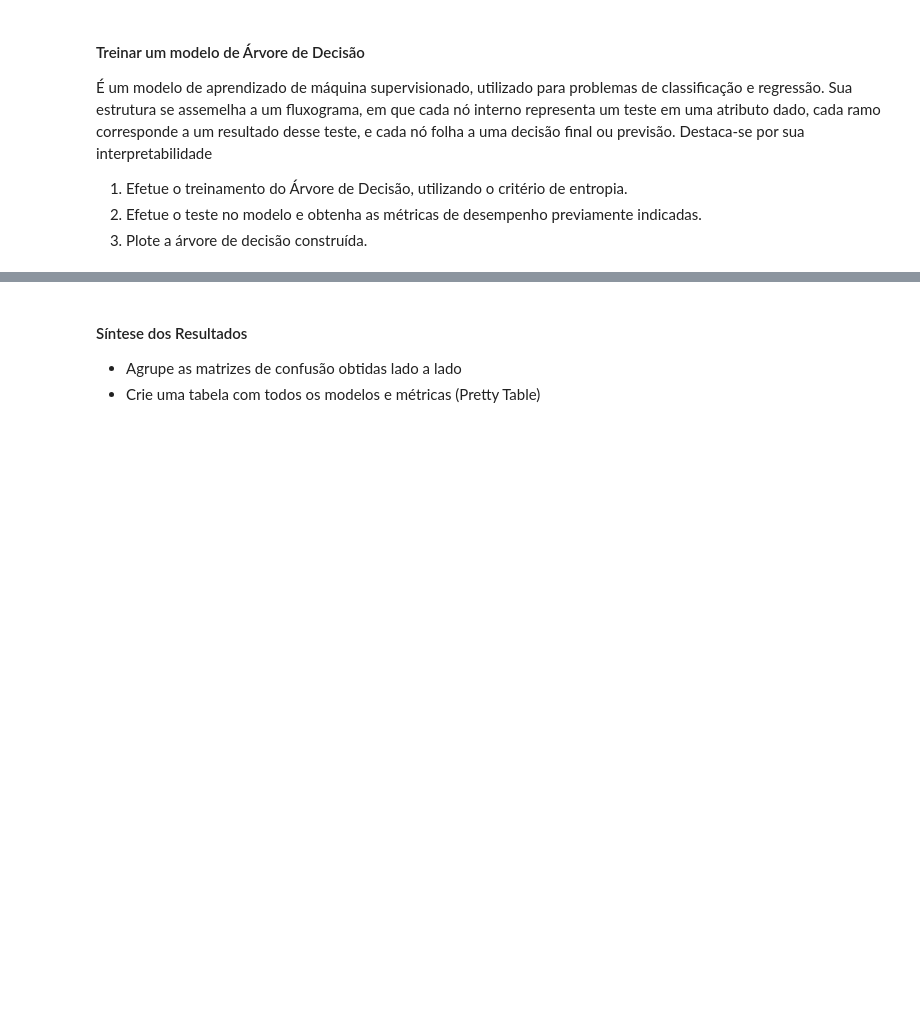
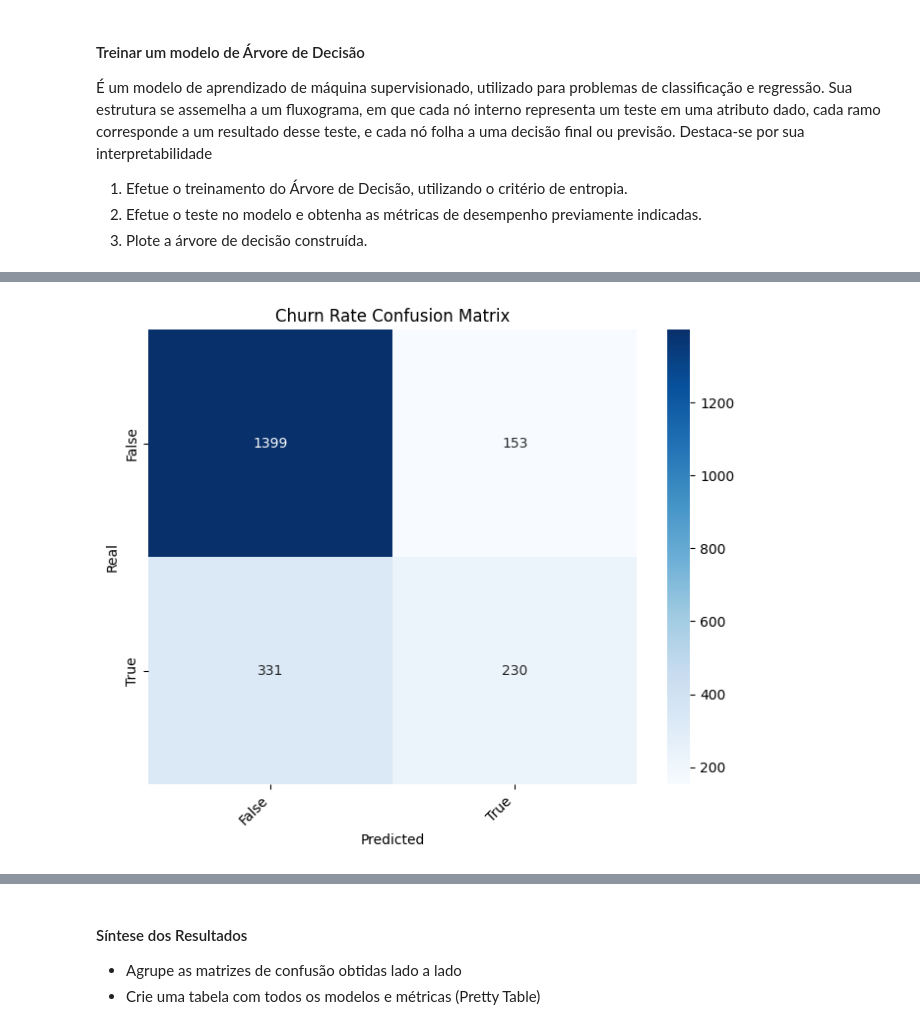
Before and after one commit to samirasousza/RNA-2025.2-PP1.2, a Jupyter notebook: rna_2025_2_pp1_2.ipynb, the cells around one changed output, grey strips where cells are left out. Drawn from its saved outputs; the diff is of its cells as text; code cells hidden in the pictures; blank space fills up the shorter version.

```diff
--- a/rna_2025_2_pp1_2.ipynb
+++ b/rna_2025_2_pp1_2.ipynb
@@ -517,3 +685,13 @@ Documentação completa disponível em: https://scikit-learn.org/stable/modules/
 1. Efetue o treinamento do Árvore de Decisão, utilizando o critério de entropia.
 2. Efetue o teste no modelo e obtenha as métricas de desempenho previamente indicadas.
 3. Plote a árvore de decisão construída.
+# %%
+from sklearn.tree import DecisionTreeClassifier
+from sklearn import tree
+
+
+dt=DecisionTreeClassifier(criterion="entropy", max_depth = 4)
+model2=dt.fit(X_train,y_train)
+y_pred_t=model2.predict(X_test)
+
+print(classification_report(y_test, y_pred_t))
@@ -519,0 +707,12 @@ Documentação completa disponível em: https://scikit-learn.org/stable/modules/
+# %%
+cm_t = confusion_matrix(y_test, y_pred_t)
+
+plt.figure(figsize=(8,6))
+sns.heatmap(cm_t, annot=True, fmt="d", cmap="Blues", xticklabels=labels, yticklabels=labels)
+plt.xlabel("Predicted")
+plt.ylabel("Real")
+plt.title("Churn Rate Confusion Matrix")
+plt.xticks(rotation=45, ha="right")
+plt.show()
+# %% [output]
+[figure, added]
```
Also changed, not shown: parts of 20 cells of this notebook.
